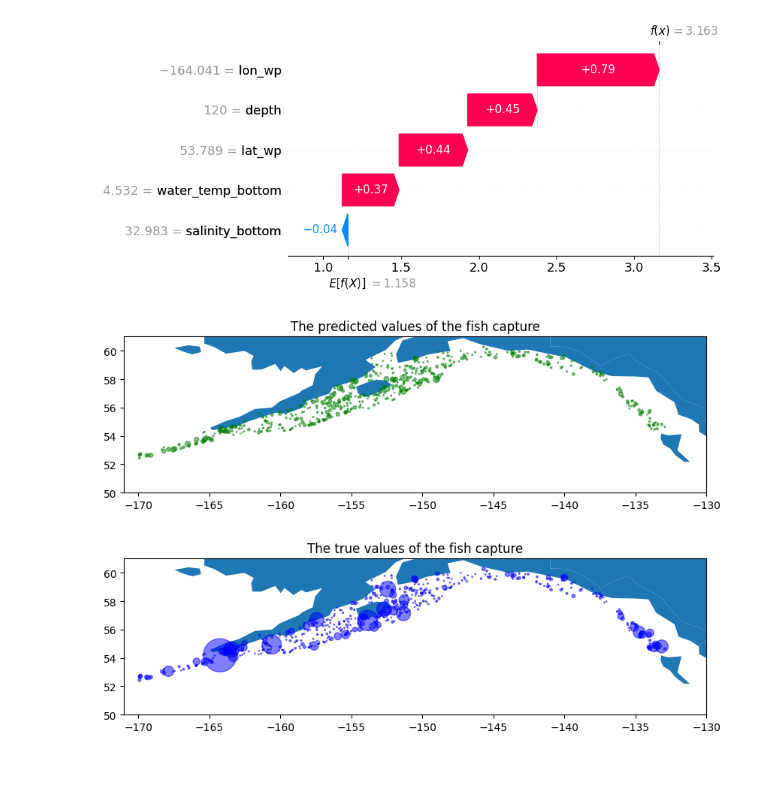
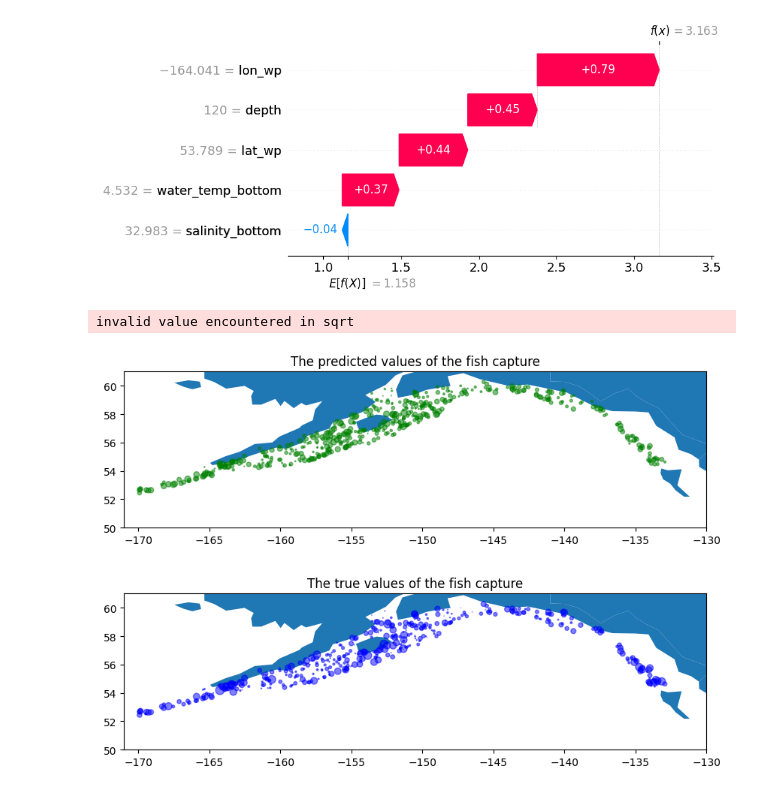
Before and after one commit to WillTirone/STA561, a Jupyter notebook: project/project.ipynb, the cells around one changed output. Drawn from its saved outputs; the diff is of its cells as text; code cells hidden in the pictures.

```diff
--- a/project/project.ipynb
+++ b/project/project.ipynb
@@ -393,18 +393,19 @@ shap.plots.waterfall(shap_values_boost[sample_ind])
 # %%
 geometry = [Point(xy) for xy in zip(X_test['lon_wp'], X_test['lat_wp'])]
 gdf = GeoDataFrame(X_test, geometry=geometry)
 
 #this is a simple map that goes with geopandas
 world = gpd.read_file(gpd.datasets.get_path('naturalearth_lowres'))
-gdf.plot(ax=world.plot(figsize=(10, 6)), markersize=np.exp(y_pred), color='green',alpha=0.5)
+gdf.plot(ax=world.plot(figsize=(10, 6)), markersize =npy_pred, color='green',alpha=0.5)
 plt.xlim([-171, -130])
 plt.ylim([50, 61])
 plt.title("The predicted values of the fish capture")
-gdf.plot(ax=world.plot(figsize=(10, 6)), markersize=np.exp(y_test), color='blue',alpha=0.5)
+gdf.plot(ax=world.plot(figsize=(10, 6)), markersize=y_test, color='blue',alpha=0.5)
 plt.xlim([-171, -130])
 plt.ylim([50, 61])
 plt.title("The true values of the fish capture")
 plt.show()
 # %% [output]
+invalid value encountered in sqrt
-[figure, old version]
+[figure, new version]
-[figure, old version]
+[figure, new version]
```
